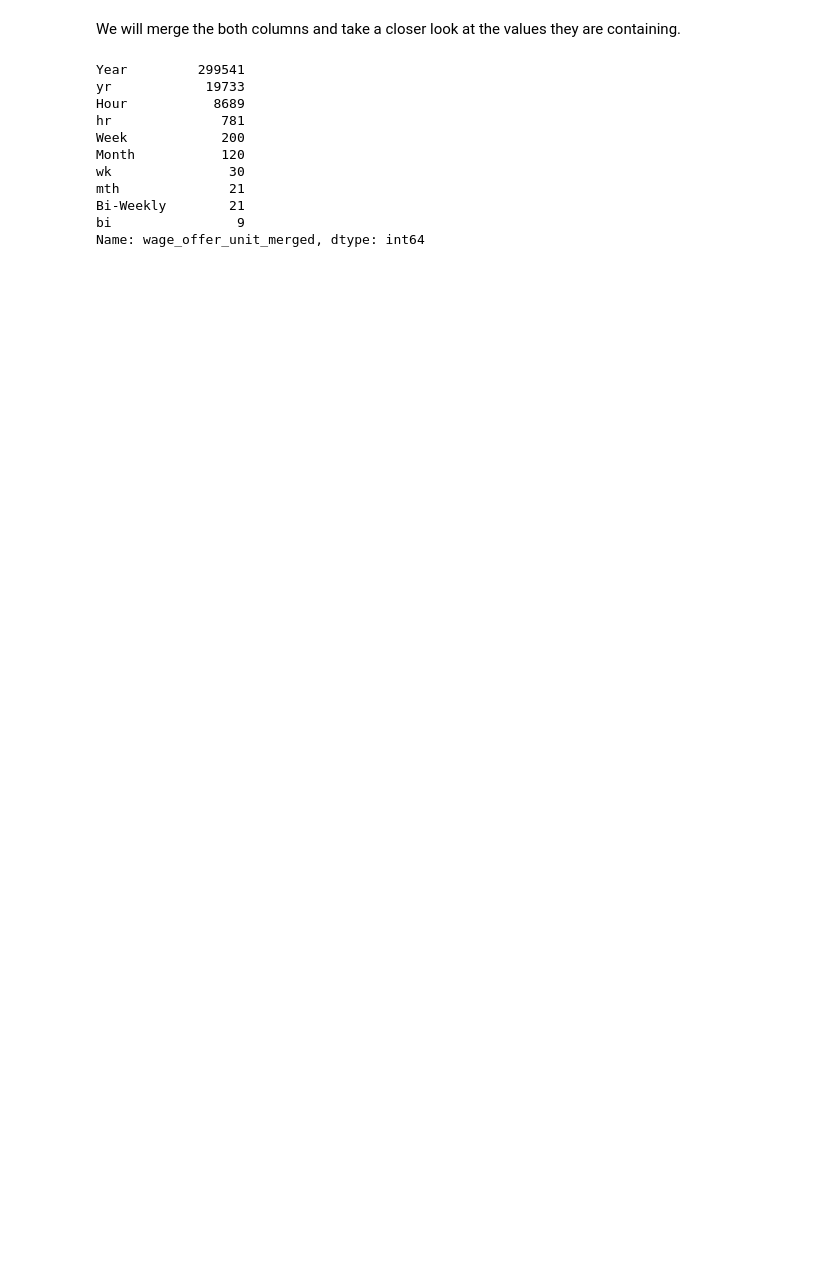
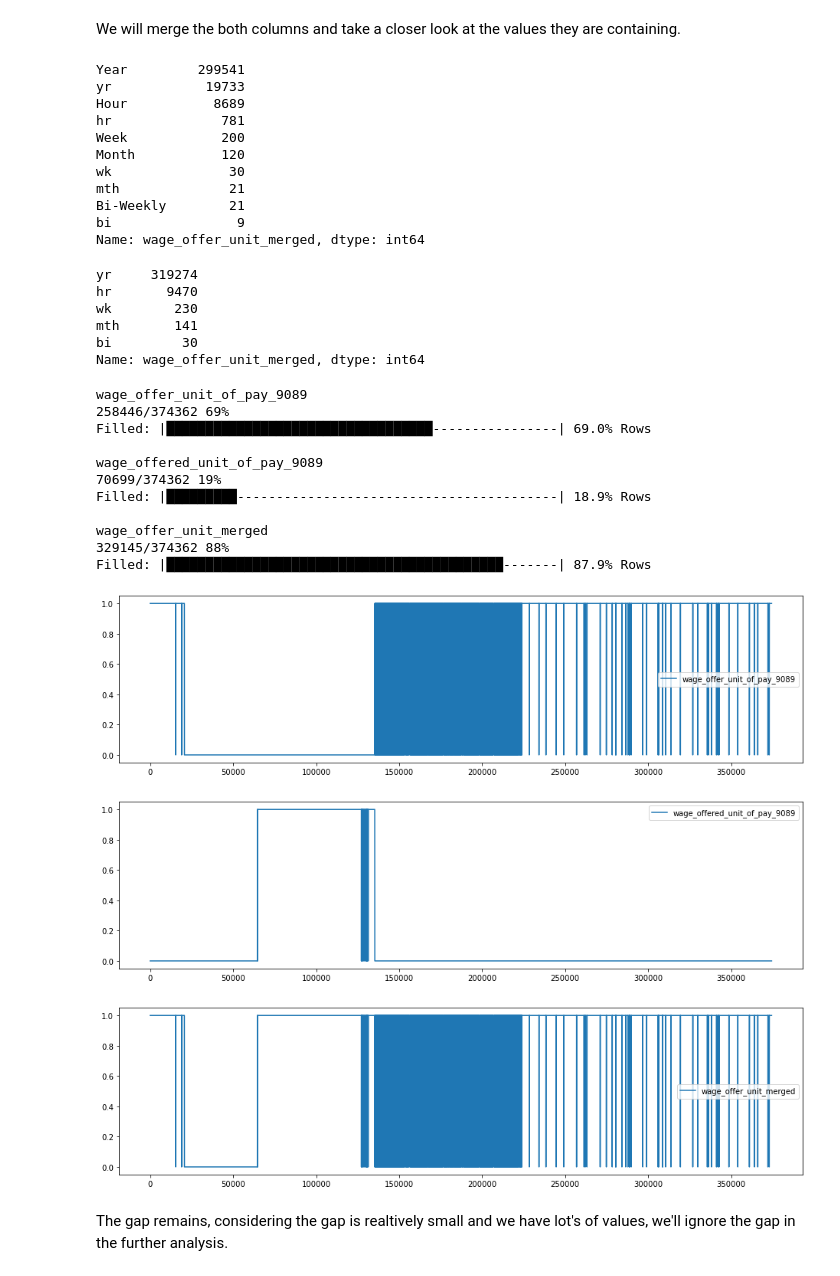
Before and after one commit to andy8001/python_visa, a Jupyter notebook: wage_clean.ipynb, the cells around one changed output. Drawn from its saved outputs; the diff is of its cells as text; code cells hidden in the pictures; blank space fills up the shorter version.

```diff
--- a/wage_clean.ipynb
+++ b/wage_clean.ipynb
@@ -326,3 +348,42 @@ mth              21
 Bi-Weekly        21
 bi                9
 Name: wage_offer_unit_merged, dtype: int64
+# %%
+unit_abbreviations = {
+  "Year": "yr",
+  "Month": "mth",
+  "Bi-Weekly": "bi",
+  "Week": "wk",
+  "Hour": "hr"
+}
+# %%
+visas_df['wage_offer_unit_merged'] = visas_df['wage_offer_unit_merged'].replace(unit_abbreviations)
+# %%
+visas_df['wage_offer_unit_merged'].value_counts()
+# %% [output]
+yr     319274
+hr       9470
+wk        230
+mth       141
+bi         30
+Name: wage_offer_unit_merged, dtype: int64
+# %%
+
+modules.print_count_of_values_relation(visas_df, True, True)
+# %% [output]
+wage_offer_unit_of_pay_9089
+258446/374362 69%
+Filled: |██████████████████████████████████----------------| 69.0% Rows
+
+wage_offered_unit_of_pay_9089
+70699/374362 19%
+Filled: |█████████-----------------------------------------| 18.9% Rows
+
+wage_offer_unit_merged
+329145/374362 88%
+Filled: |███████████████████████████████████████████-------| 87.9% Rows
+[figure, added]
+[figure, added]
+[figure, added]
+# %% [markdown]
+The gap remains, considering the gap is realtively small and we have lot's of values, we'll ignore the gap in the further analysis.
```
Also changed, not shown: parts of 14 cells of this notebook.
